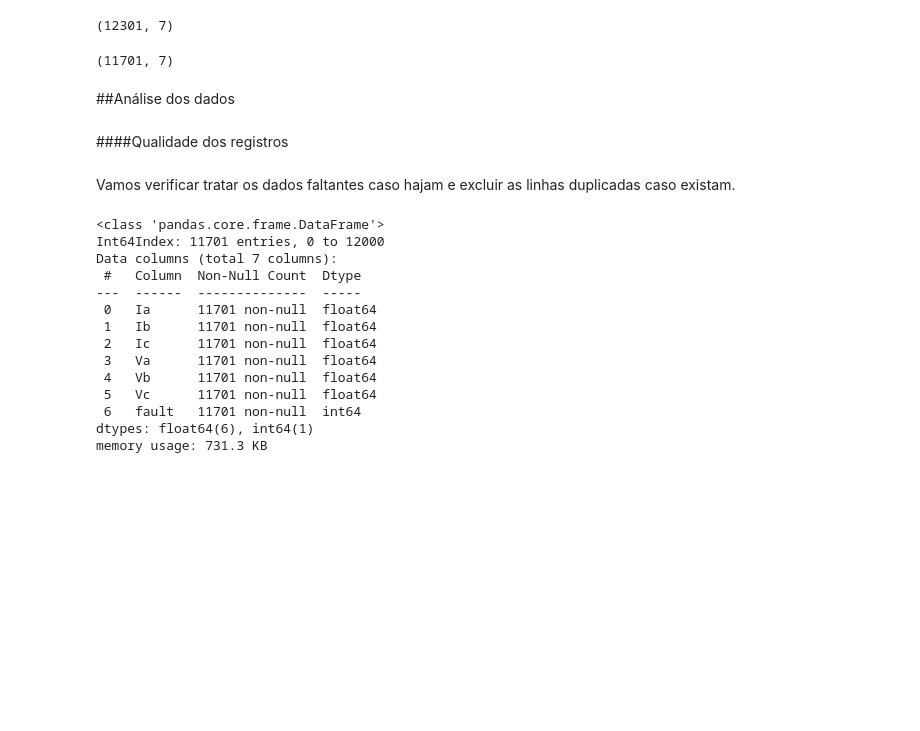
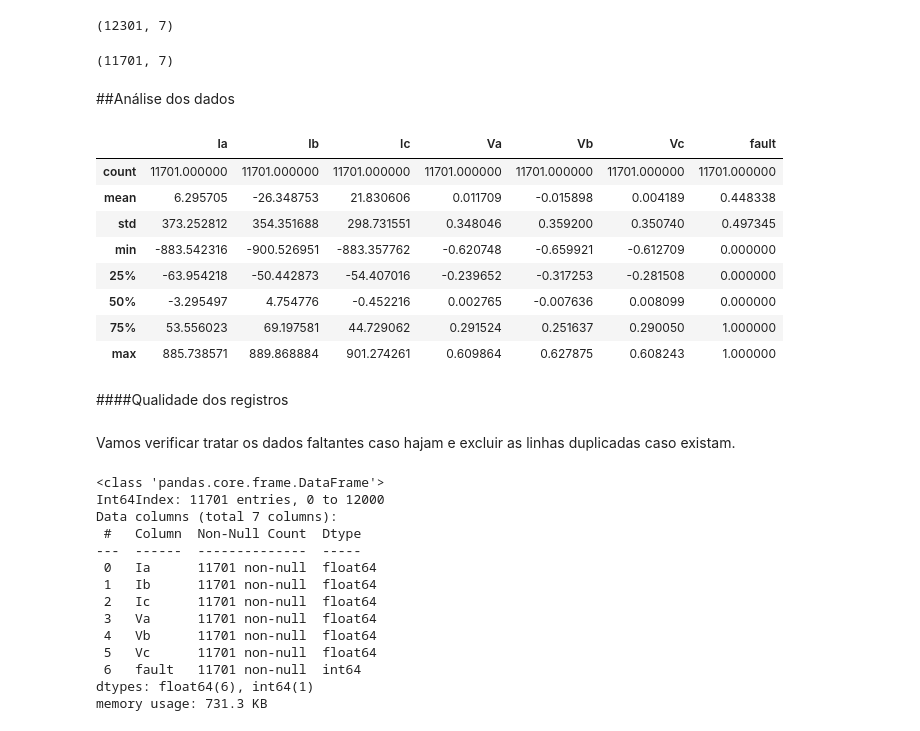
Before and after one commit to romerofernandes/class_fault, a Jupyter notebook: class_fault.ipynb, the cells around one changed output. Drawn from its saved outputs; the diff is of its cells as text; code cells hidden in the pictures; blank space fills up the shorter version.

```diff
--- a/class_fault.ipynb
+++ b/class_fault.ipynb
@@ -210,6 +210,18 @@ df_fault.shape
 (11701, 7)
 # %% [markdown]
 ##Análise dos dados
+# %%
+df_fault.describe()
+# %% [output]
+|  | Ia | Ib | Ic | Va | Vb | Vc | fault |
+| count | 11701.000000 | 11701.000000 | 11701.000000 | 11701.000000 | 11701.000000 | 11701.000000 | 11701.000000 |
+| mean | 6.295705 | -26.348753 | 21.830606 | 0.011709 | -0.015898 | 0.004189 | 0.448338 |
+| std | 373.252812 | 354.351688 | 298.731551 | 0.348046 | 0.359200 | 0.350740 | 0.497345 |
+| min | -883.542316 | -900.526951 | -883.357762 | -0.620748 | -0.659921 | -0.612709 | 0.000000 |
+| 25% | -63.954218 | -50.442873 | -54.407016 | -0.239652 | -0.317253 | -0.281508 | 0.000000 |
+| 50% | -3.295497 | 4.754776 | -0.452216 | 0.002765 | -0.007636 | 0.008099 | 0.000000 |
+| 75% | 53.556023 | 69.197581 | 44.729062 | 0.291524 | 0.251637 | 0.290050 | 1.000000 |
+| max | 885.738571 | 889.868884 | 901.274261 | 0.609864 | 0.627875 | 0.608243 | 1.000000 |
 # %% [markdown]
 ####Qualidade dos registros
 # %% [markdown]
```
Also changed, not shown: parts of 8 cells of this notebook.
